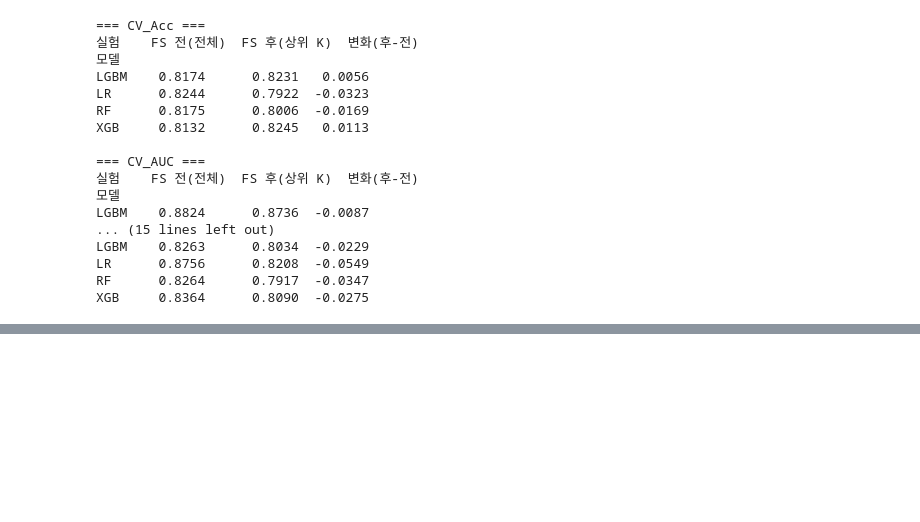
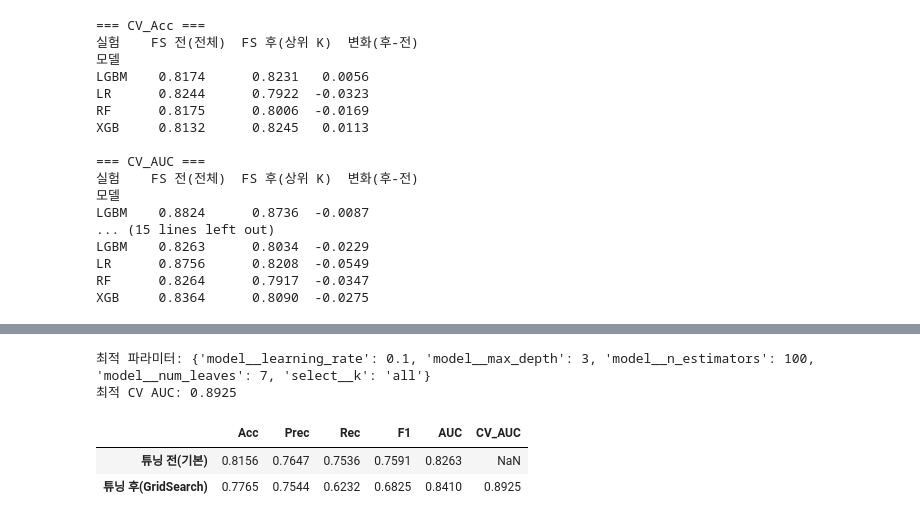
Before and after one commit to pckdou/Titanic, a Jupyter notebook: notebooks/titanic_fe.ipynb, the cells around one changed output, grey strips where cells are left out. Saved outputs shown, nothing was run; the diff lists cells and outputs as text; code cells hidden in the pictures; blank space fills up the shorter version.

```diff
--- a/notebooks/titanic_fe.ipynb
+++ b/notebooks/titanic_fe.ipynb
@@ -803,0 +810,56 @@ XGB     0.8364      0.8090  -0.0275
+# %%
+from sklearn.model_selection import GridSearchCV
+from sklearn.feature_selection import SelectKBest, f_classif
+
+X_tr_fe = X_fe.loc[idx_train]
+X_te_fe = X_fe.loc[idx_test]
+
+pipe_gs = Pipeline([
+    ("prep", build_preprocessor(fe_num, fe_cat, "mean", "onehot", "standard")),
+    ("select", SelectKBest(f_classif)),
+    ("model", LGBMClassifier(random_state=RANDOM_STATE, verbose=-1)),
+])
+
+param_grid = {
+    "select__k": [8, 15, "all"],
+    "model__n_estimators": [100, 200],
+    "model__max_depth": [3, 5, -1],
+    "model__learning_rate": [0.03, 0.1],
+    "model__num_leaves": [7, 15],
+}
+
+gs = GridSearchCV(pipe_gs, param_grid, cv=CV, scoring="roc_auc",
+                  n_jobs=-1, return_train_score=True)
+gs.fit(X_tr_fe, y_train)
+
+print("최적 파라미터:", gs.best_params_)
+print("최적 CV AUC:", round(gs.best_score_, 4))
+# %% [output]
+최적 파라미터: {'model__learning_rate': 0.1, 'model__max_depth': 3, 'model__n_estimators': 100, 'model__num_leaves': 7, 'select__k': 'all'}
+최적 CV AUC: 0.8925
+# %%
+from sklearn.metrics import accuracy_score, f1_score, roc_auc_score, precision_score, recall_score
+
+best = gs.best_estimator_
+
+# 튜닝 전: 기본 LGBM (Exp-1 전처리, FS 없음)
+default = Pipeline([
+    ("prep", build_preprocessor(fe_num, fe_cat, "mean", "onehot", "standard")),
+    ("model", clone(MODELS["LGBM"])),
+]).fit(X_tr_fe, y_train)
+
+def test_scores(p):
+    pred = p.predict(X_te_fe); proba = p.predict_proba(X_te_fe)[:, 1]
+    return {"Acc": accuracy_score(y_test, pred), "Prec": precision_score(y_test, pred),
+            "Rec": recall_score(y_test, pred), "F1": f1_score(y_test, pred),
+            "AUC": roc_auc_score(y_test, proba)}
+
+gs_table = pd.DataFrame({"튜닝 전(기본)": test_scores(default),
+                         "튜닝 후(GridSearch)": test_scores(best)}).T.round(4)
+gs_table["CV_AUC"] = [None, round(gs.best_score_, 4)]
+gs_table.to_csv("../results/gridsearch_result.csv", encoding="utf-8-sig")
+gs_table
+# %% [output]
+|  | Acc | Prec | Rec | F1 | AUC | CV_AUC |
+| 튜닝 전(기본) | 0.8156 | 0.7647 | 0.7536 | 0.7591 | 0.8263 | NaN |
+| 튜닝 후(GridSearch) | 0.7765 | 0.7544 | 0.6232 | 0.6825 | 0.8410 | 0.8925 |
```
Also changed, not shown: parts of 8 cells of this notebook, 7 other files.
